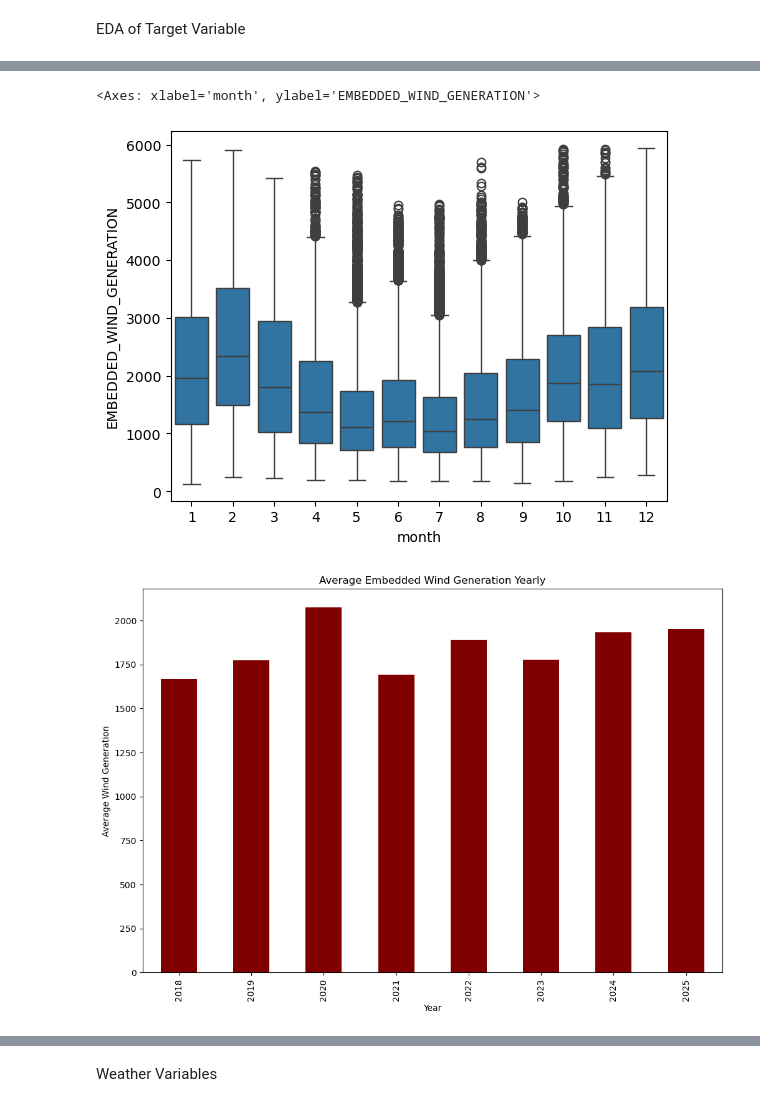
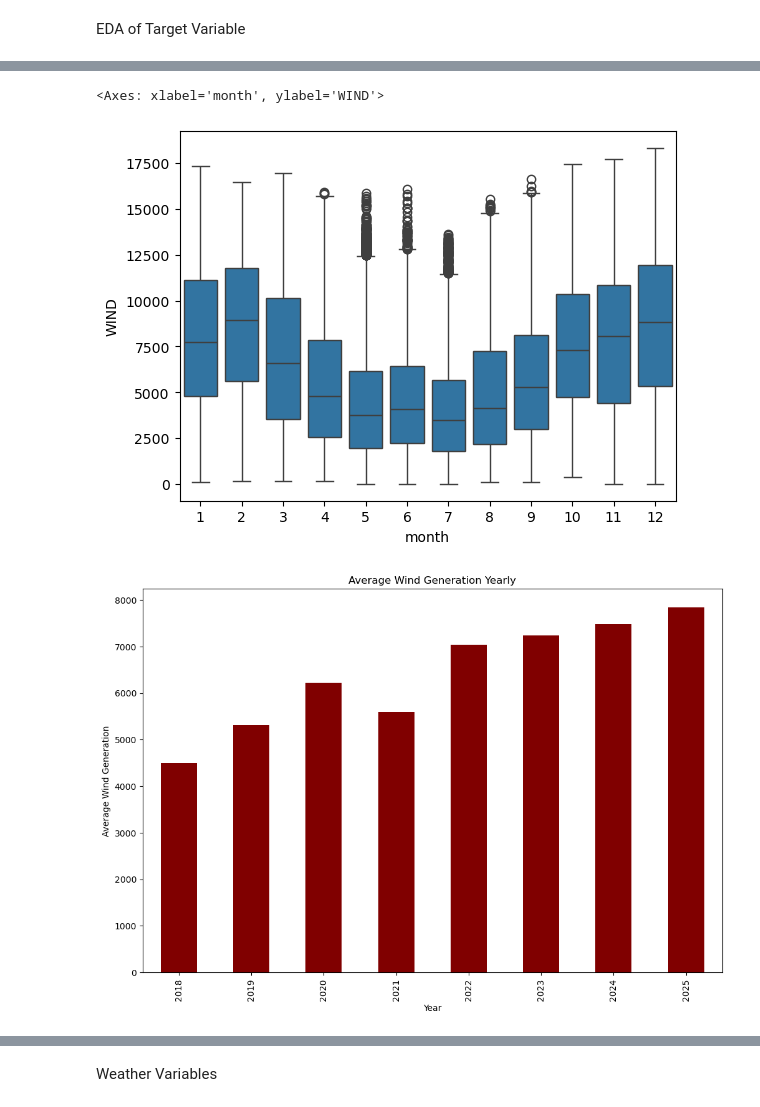
Before and after one commit to zniii/wind_power_vws_uk, a Jupyter notebook: notebooks/07_exploratory_data_analysis.ipynb, the cells around one changed output, grey strips where cells are left out. Saved outputs shown, nothing was run; the diff lists cells and outputs as text; code cells hidden in the pictures.

```diff
--- a/notebooks/07_exploratory_data_analysis.ipynb
+++ b/notebooks/07_exploratory_data_analysis.ipynb
@@ -261,25 +257,25 @@ sns.boxplot(vws_dataset, x = "hour", y= "EMBEDDED_WIND_GENERATION")
 # %%
 vws_dataset["month"] = vws_dataset["timestamp"].dt.month
 
-sns.boxplot(vws_dataset, x="month", y="EMBEDDED_WIND_GENERATION")
+sns.boxplot(vws_dataset, x="month", y="WIND")
 # %% [output]
-<Axes: xlabel='month', ylabel='EMBEDDED_WIND_GENERATION'>
+<Axes: xlabel='month', ylabel='WIND'>
-[figure, old version]
+[figure, new version]
 # %%
 monthly_avg = (
     vws_dataset
-    .groupby(vws_dataset["timestamp"].dt.year)["EMBEDDED_WIND_GENERATION"]
+    .groupby(vws_dataset["timestamp"].dt.year)["WIND"]
     .mean()
 )
 
 plt.figure(figsize=(12,8))
 monthly_avg.plot(kind="bar", color="maroon")
-plt.title("Average Embedded Wind Generation Yearly")
+plt.title("Average Wind Generation Yearly")
 plt.xlabel("Year")
 plt.ylabel("Average Wind Generation")
 plt.show()
 # %% [output]
-[figure, old version]
+[figure, new version]
 # %%
 plt.figure(figsize=(14,6))
 
```
Also changed, not shown: parts of 36 cells of this notebook, 5 other files.
